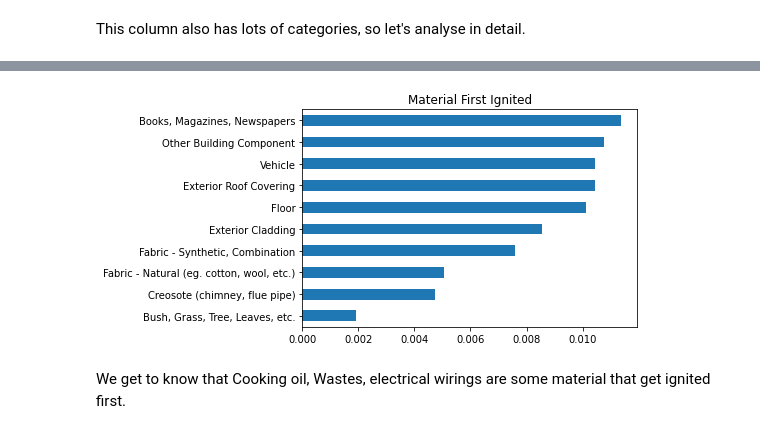
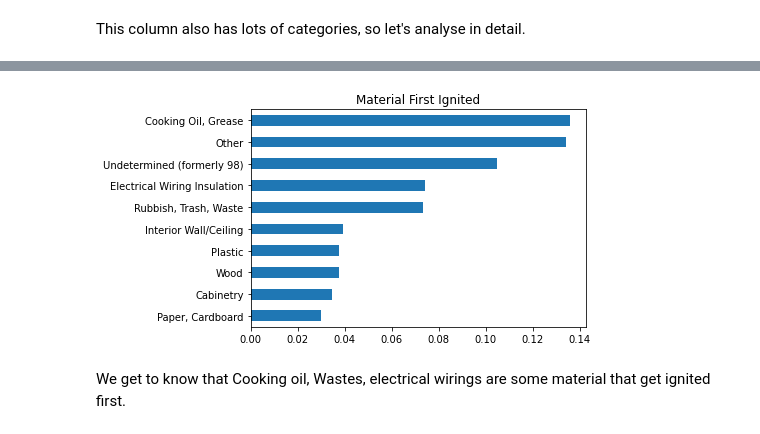
Before and after one commit to singhmansi25/Awesome_Python_Scripts, a Jupyter notebook: EDA_Project_Fire_Incidents.ipynb, the cells around one changed output, grey strips where cells are left out. Cells and saved outputs as stored; diff of their text form; code cells hidden in the pictures.

```diff
--- a/EDA_Project_Fire_Incidents.ipynb
+++ b/EDA_Project_Fire_Incidents.ipynb
@@ -682,10 +677,10 @@ for i in fire_df['Material_First_Ignited']:
 # %%
 # Let's plot a graph for it.
 plt.title('Material First Ignited')
-fire_df['Material_First_Ignited'].value_counts(normalize=True, ascending=True)[:10].plot(kind='barh')
+fire_df['Material_First_Ignited'].value_counts(normalize=True, ascending=True)[-10:].plot(kind='barh')
 plt.show()
 # %% [output]
-[figure, old version]
+[figure, new version]
 # %% [markdown]
 We get to know that Cooking oil, Wastes, electrical wirings are some material that get ignited first.
 # %%
```
Also changed, not shown: parts of 47 cells of this notebook.
